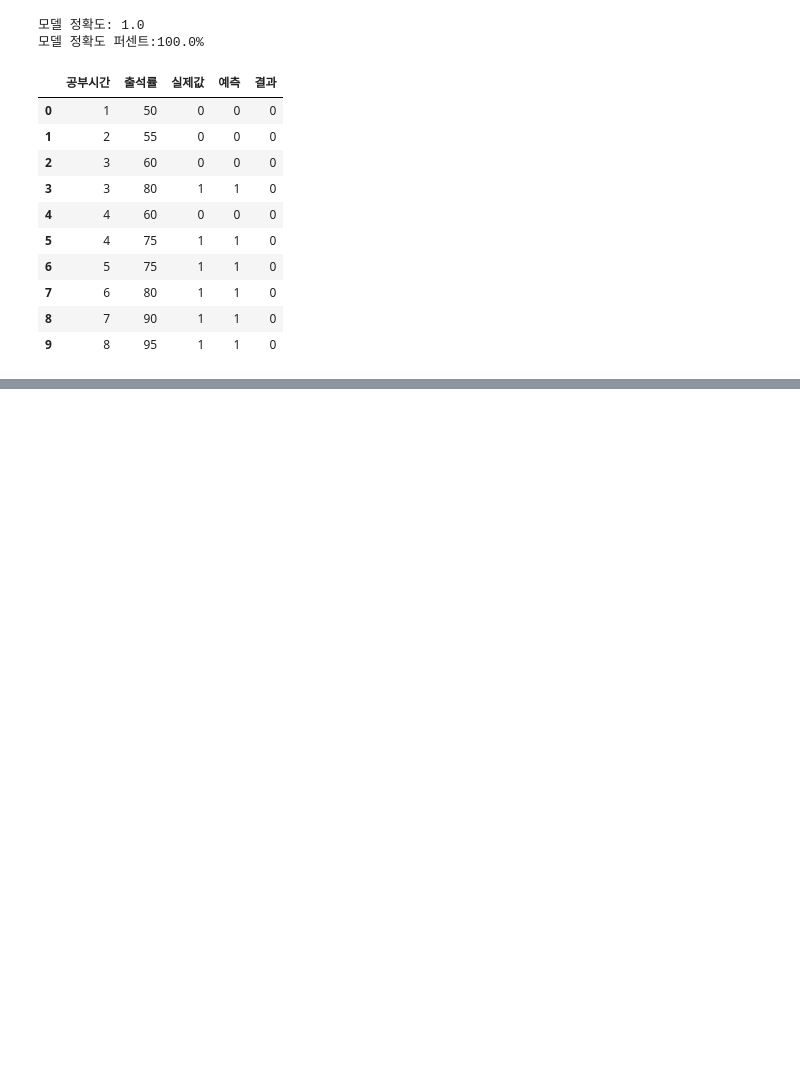
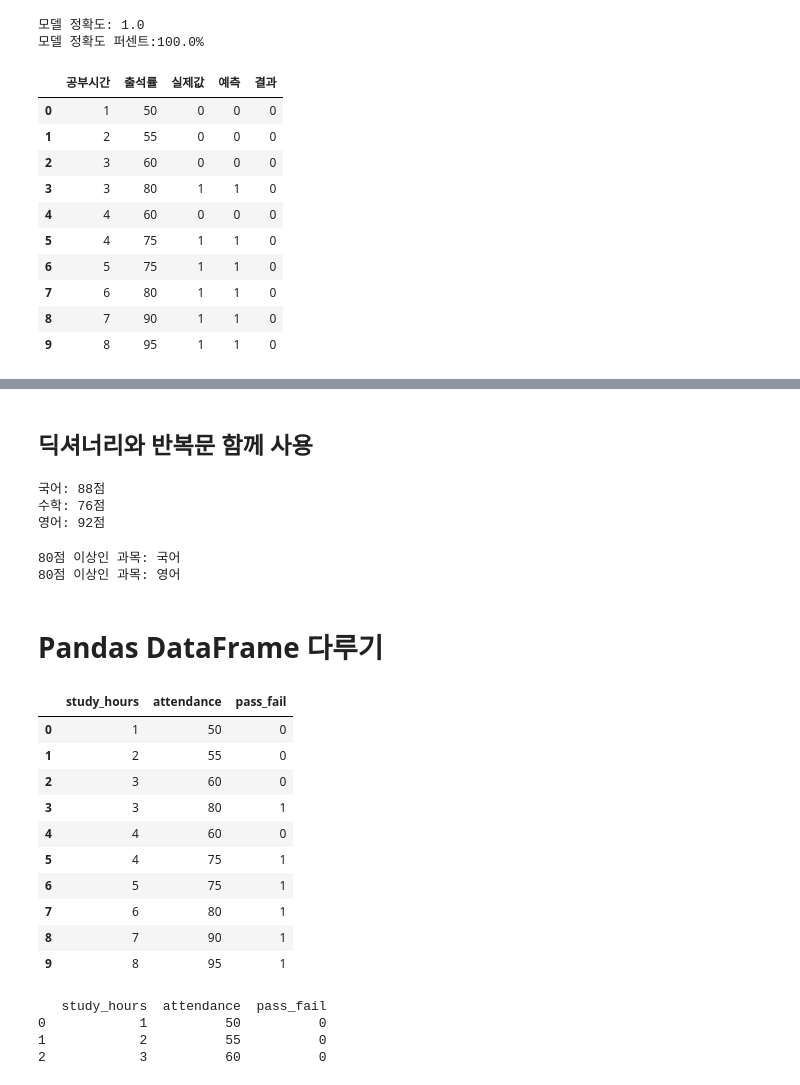
Before and after one commit to LEEJAEHO98/daelim-2-3-ai-programming, a Jupyter notebook: 5주차.ipynb, the cells around one changed output, grey strips where cells are left out. Saved outputs shown, nothing was run; the diff lists cells and outputs as text; code cells hidden in the pictures; blank space fills up the shorter version.

```diff
--- a/5주차.ipynb
+++ b/5주차.ipynb
@@ -63,0 +164,60 @@ result
+# %% [markdown]
+## 딕셔너리와 반복문 함께 사용
+# %%
+scores = {
+    "국어" : 88,
+    "수학" : 76,
+    "영어" : 92
+}
+
+# 로그 출력 ------
+# 국어: 88점
+# 수학: 76점
+# 영어: 92점
+
+for subject, score in scores.items():
+    print(f"{subject}: {score}점")
+# %% [output]
+국어: 88점
+수학: 76점
+영어: 92점
+# %%
+# 80점 이상인 과목만 출력
+for subject, score in scores.items():
+    if score >= 80:
+        print(f"80점 이상인 과목: {subject}")
+# %% [output]
+80점 이상인 과목: 국어
+80점 이상인 과목: 영어
+# %% [markdown]
+# Pandas DataFrame 다루기
+# %%
+data = {
+    "study_hours": [1, 2, 3, 3, 4, 4, 5, 6, 7, 8],
+    "attendance": [50, 55, 60, 80, 60, 75, 75, 80, 90, 95],
+    "pass_fail": [0, 0, 0, 1, 0, 1, 1, 1, 1, 1]
+}
+
+df = pd.DataFrame(data)
+df
+# %% [output]
+|  | study_hours | attendance | pass_fail |
+| 0 | 1 | 50 | 0 |
+| 1 | 2 | 55 | 0 |
+| 2 | 3 | 60 | 0 |
+| 3 | 3 | 80 | 1 |
+| 4 | 4 | 60 | 0 |
+| 5 | 4 | 75 | 1 |
+| 6 | 5 | 75 | 1 |
+| 7 | 6 | 80 | 1 |
+| 8 | 7 | 90 | 1 |
+| 9 | 8 | 95 | 1 |
+# %%
+#상위 3줄만 보기 head (숫자)
+
+print(df.head(3))
+# %% [output]
+   study_hours  attendance  pass_fail
+0            1          50          0
+1            2          55          0
+2            3          60          0
```
Also changed, not shown: parts of 19 cells of this notebook.
